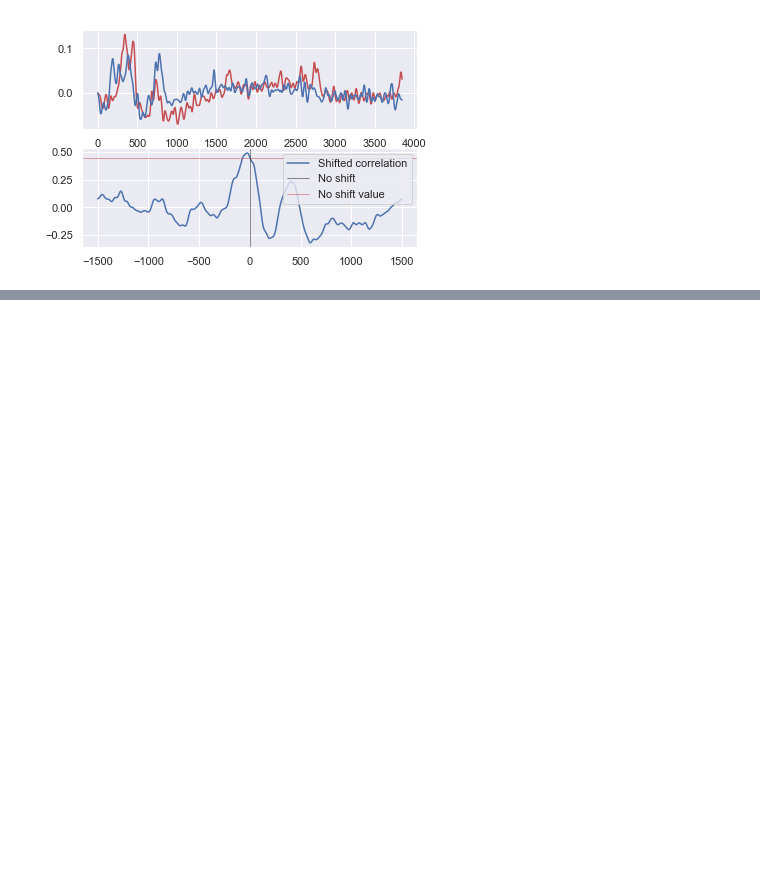
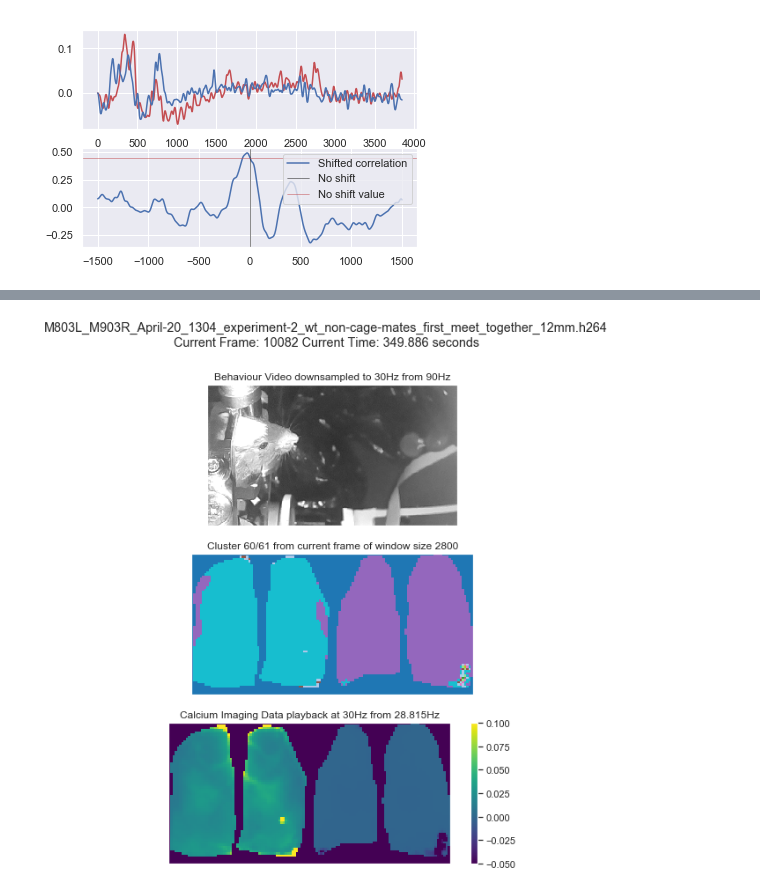
Before and after one commit to ubcbraincircuits/Dual_Imaging, a Jupyter notebook: FEDCODE/Dual_Imaging/Mesoscale Cluster.ipynb, the cells around one changed output, grey strips where cells are left out. Saved outputs shown, nothing was run; the diff lists cells and outputs as text; code cells hidden in the pictures; blank space fills up the shorter version.

```diff
--- a/FEDCODE/Dual_Imaging/Mesoscale Cluster.ipynb
+++ b/FEDCODE/Dual_Imaging/Mesoscale Cluster.ipynb
@@ -536,0 +1091,85 @@ corrs
+# %%
+FFMpegWriter = animation.writers['ffmpeg']
+#----------------Set up the writer and the canvas----------------#
+metadata = dict(
+    # !!! title=directory+experiment,
+    artist='Fed',
+    comment='30Hz_playback'
+)
+writer = FFMpegWriter(fps=30, metadata=metadata)
+fig = plt.figure(figsize=(8, 10))
+
+#------------------Downsampled Mouse Behaviour-------------------#
+ax1 = fig.add_subplot(3, 1, 1)
+ax1.set_title("Behaviour Video downsampled to 30Hz from 90Hz")
+ax1.get_yaxis().set_visible(False)
+ax1.get_xaxis().set_visible(False)
+im_behaviour = ax1.imshow(
+    behaviour_frames[0],
+    clim=(0, 255),
+    cmap='gray'
+)
+
+#-------------------------Cluster Maps---------------------------#
+ax2 = fig.add_subplot(3, 1, 2)
+ax2.set_title("Cluster 0/%s from current frame of window size {}"
+              .format(str(cluster_maps.shape[0]), str(window_size)))
+ax2.get_yaxis().set_visible(False)
+ax2.get_xaxis().set_visible(False)
+im_cluster = ax2.imshow(
+    cluster_maps[0],
+    clim=(0, n_clusters),
+    cmap='tab20'
+)
+
+#-------------Combined Left and Right Green Frames---------------#
+ax3 = fig.add_subplot(3, 1, 3)
+ax3.set_title("Calcium Imaging Data playback at 30Hz from 28.815Hz")
+ax3.get_yaxis().set_visible(False)
+ax3.get_xaxis().set_visible(False)
+im_plot = ax3.imshow(
+    combined_frames[0],
+    clim=(-.05, 0.1),
+    cmap='viridis'
+)
+cbar = fig.colorbar(im_plot)
+
+with writer.saving(
+    fig=fig,
+    outfile='clusteredkmeans.mp4',
+    #outfile=directory+experiment+video_file.split("/")[-1]+
+    #"GLOBAL_SIGNALS_combined_video_clusters_KMEANS-%s-clusters
+    #_window-size-%s-frames_metric-%s.mp4"%(str(n_clusters),
+    #str(window_size), metric.__name__),
+    dpi=100
+):
+    frames = combined_frames[1:]
+    n_frames = len(combined_frames)
+    for i, combined_frame in enumerate(frames):
+        sys.stdout.write("\r")
+        sys.stdout.write(f"Writing frames {i+1} of {n_frames}")
+        sys.stdout.flush()
+        current_time = numpy.round(float(i)/IMAGING_FRAMERATE, 3)
+        current_cluster_count = min((i//window_shift), cluster_maps.shape[0]-1) ## Why -1
+        # Set title
+        ax2.set_title("Cluster {}/{} from current frame of window size {}"
+                      .format(
+                          str(current_cluster_count),
+                          str(cluster_maps.shape[0]),
+                          str(window_size)
+                      ))
+        plt.suptitle(
+            video_file.split("/")[-1]+
+            "\n"+
+            "Current Frame: "+
+            "{:5d}".format(i)+
+            " Current Time: "+
+            "{:4.3f}"
+            .format(current_time)+
+            " seconds"
+        )
+        im_behaviour.set_data(behaviour_frames[i])
+        im_cluster.set_data(cluster_maps[current_cluster_count])
+        im_plot.set_data(combined_frames[i])
+        writer.grab_frame()
+# %% [output]
@@ -536,0 +1177 @@ corrs
+[figure, added]
```
Also changed, not shown: parts of 33 cells of this notebook.
